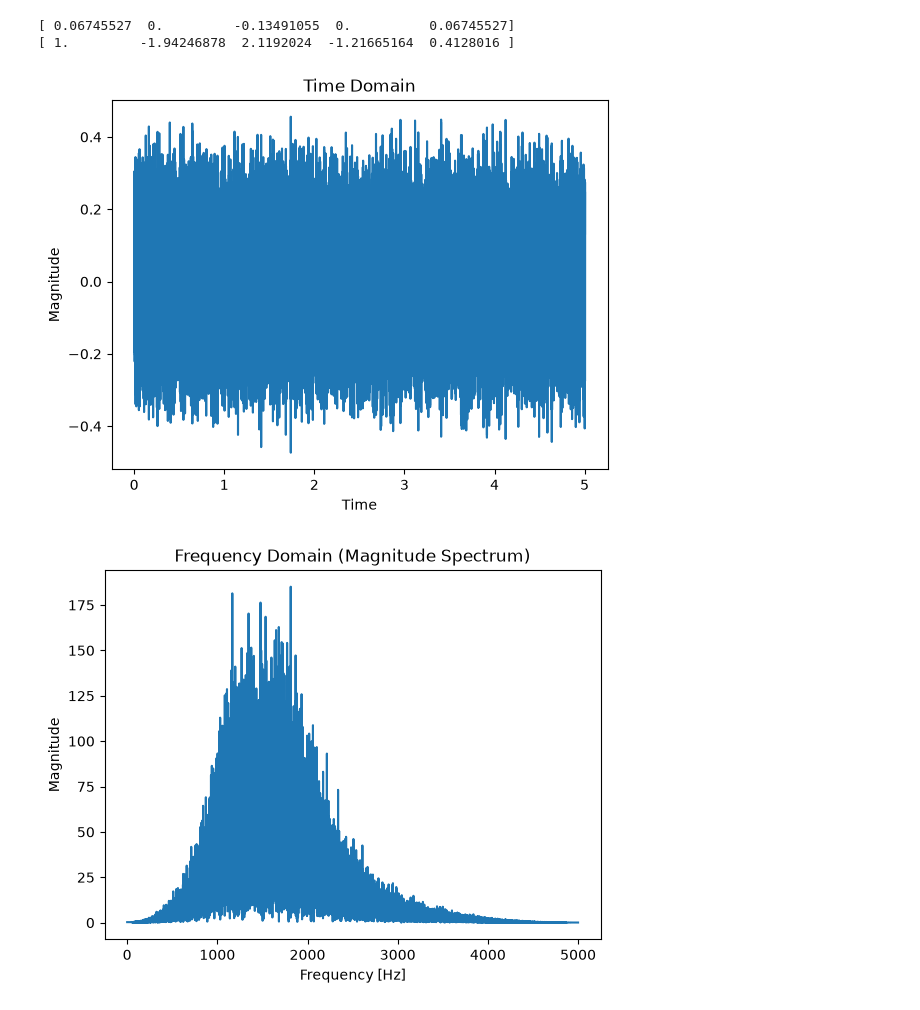
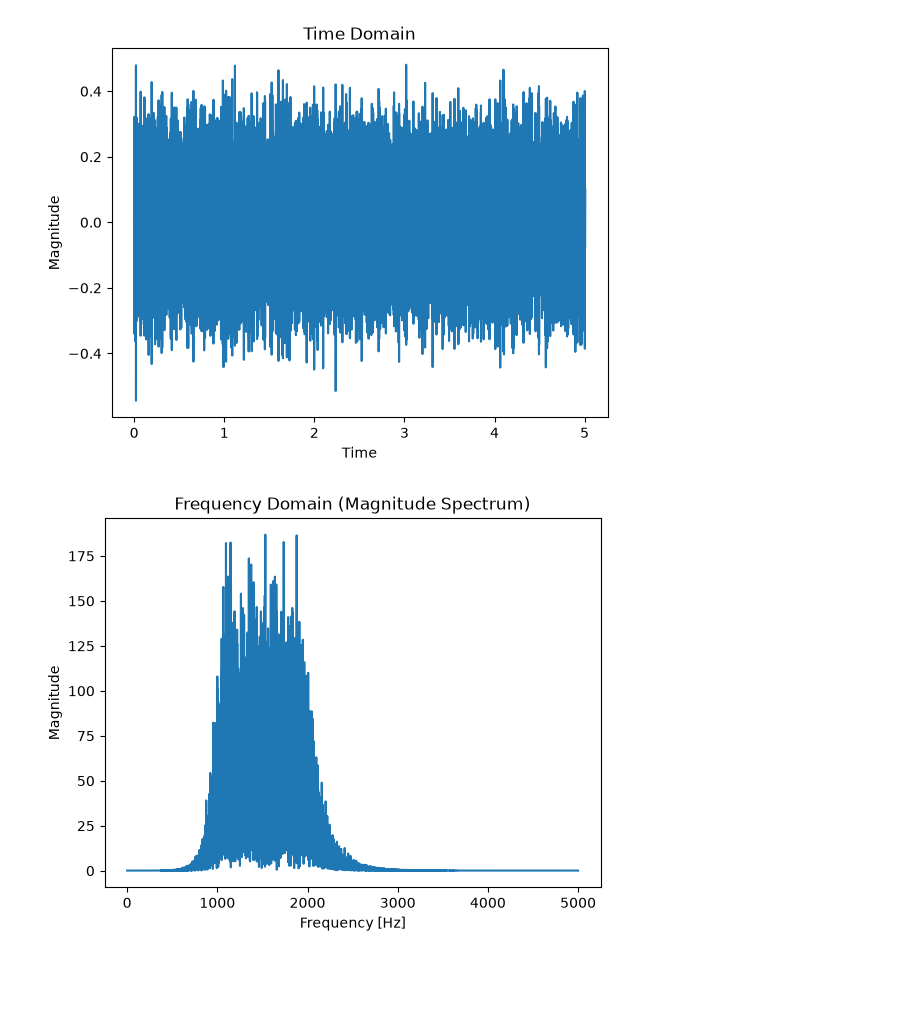
Before and after one commit to UniCT-ARSLab/arslabrobotics, a Jupyter notebook: examples/fft_filters/low_pass_butterworth_test.ipynb, the cells around one changed output. Saved outputs shown, nothing was run; the diff lists cells and outputs as text; code cells hidden in the pictures; blank space fills up the shorter version.

```diff
--- a/examples/fft_filters/low_pass_butterworth_test.ipynb
+++ b/examples/fft_filters/low_pass_butterworth_test.ipynb
@@ -48,37 +48,35 @@ plt.show()
 # %%
 
 # apply filter
-low_pass = ar.filters.ButterworthFilter(2, 'bandpass', [1000,2000], 1.0/delta_t)
+low_pass = ar.filters.ButterworthFilter(5, 'bandpass', [1000,2000], 1.0/delta_t)
 
 filtered_signal = []
 for v in signal:
     filtered_signal.append(low_pass.evaluate(v))
 
 # Compute FFT
 fft_values = np.fft.fft(filtered_signal)
 N = len(filtered_signal)
 
 # Compute frequency bins
 freq = np.fft.fftfreq(N, delta_t)
 
 # Take the magnitude (absolute value) of the FFT
 magnitude = np.abs(fft_values)
 
 n_samples = N
 plt.plot(np.arange(n_samples) * delta_t, filtered_signal[:n_samples])
 plt.title('Time Domain')
 plt.xlabel('Time')
 plt.ylabel('Magnitude')
 plt.show()
 
 n_samples = N//2
 plt.plot(freq[1:n_samples], magnitude[1:n_samples])
 plt.title('Frequency Domain (Magnitude Spectrum)')
 plt.xlabel('Frequency [Hz]')
 plt.ylabel('Magnitude')
 plt.show()
 # %% [output]
-[ 0.06745527  0.         -0.13491055  0.          0.06745527]
-[ 1.         -1.94246878  2.1192024  -1.21665164  0.4128016 ]
-[figure, old version]
+[figure, new version]
-[figure, old version]
+[figure, new version]
```
Also changed, not shown: parts of 1 cell of this notebook, 15 other files.
